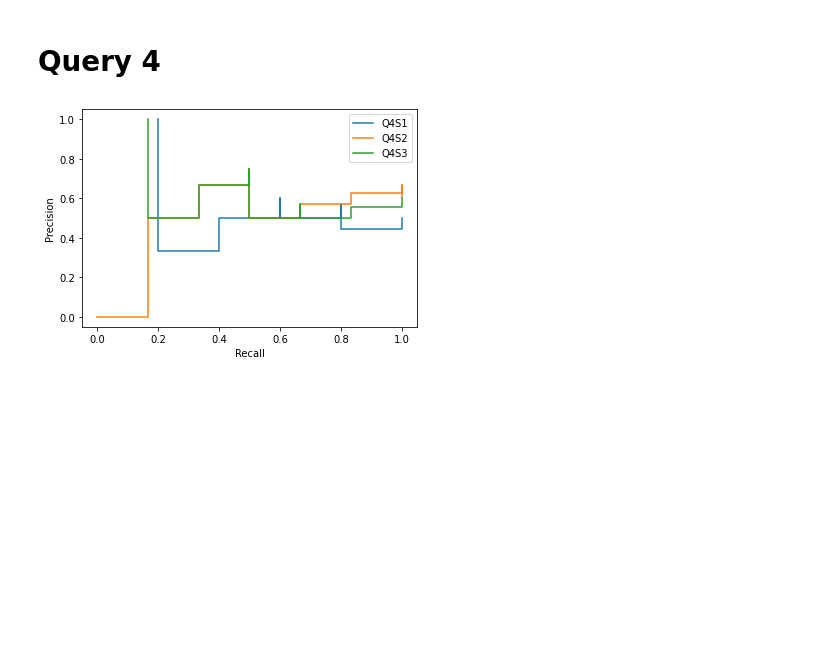
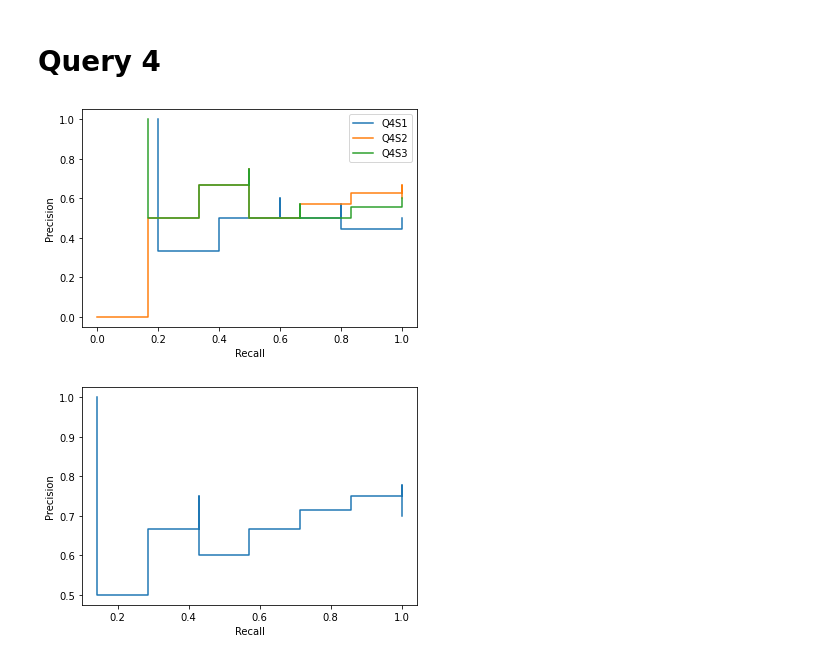
Before and after one commit to davide-castro20/FEUP-PRI, a Jupyter notebook: precision_graphs.ipynb, the cells around one changed output. Cells and saved outputs as stored; diff of their text form; code cells hidden in the pictures; blank space fills up the shorter version.

```diff
--- a/precision_graphs.ipynb
+++ b/precision_graphs.ipynb
@@ -270,6 +295,7 @@ recall_query4_system1 = [
     ]) / np.bincount(np.split(query4_system1_scores,2)[0])[1]
     for idx, _ in enumerate(np.split(y_true,2)[0], start=1)
 ]
+
 
 query4_system1_plot = PrecisionRecallDisplay(precision_query4_system1,recall_query4_system1)
 
@@ -301,30 +327,55 @@ query4_system2_plot = PrecisionRecallDisplay(precision_query4_system2,recall_que
 
 query4_system3_scores = np.array([1,0,1,1,0,0,1,0,1,1,0,0,0,0,0,1,0,0,0,0])
 precision_query4_system3 = [
     len([
         doc
         for idx,doc in enumerate(np.split(y_true,2)[0][:idx])
         if query4_system3_scores[idx] == 1
     ]) / idx
     for idx, _ in enumerate(np.split(y_true,2)[0], start=1)
 ]
 
 recall_query4_system3 = [
     len([
         doc
         for idx,doc in enumerate(np.split(y_true,2)[0][:idx])
         if query4_system3_scores[idx] == 1
     ]) / np.bincount(np.split(query4_system3_scores,2)[0])[1]
     for idx, _ in enumerate(np.split(y_true,2)[0], start=1)
 ]
 
 query4_system3_plot = PrecisionRecallDisplay(precision_query4_system3,recall_query4_system3)
 
 query4_system1_plot.plot(ax=plt.gca(),name='Q4S1')
 query4_system2_plot.plot(ax=plt.gca(),name='Q4S2')
 query4_system3_plot.plot(ax=plt.gca(),name='Q4S3')
 
 plt.legend(loc='upper right',ncol=1)
 plt.show()
+
+query4_system4_scores = np.array([1,0,1,1,0,1,1,1,1,0,0,1,0,0,0,0,1,0,0,0])
+precision_query4_system4 = [
+    len([
+        doc
+        for idx,doc in enumerate(np.split(y_true,2)[0][:idx])
+        if query4_system4_scores[idx] == 1
+    ]) / idx
+    for idx, _ in enumerate(np.split(y_true,2)[0], start=1)
+]
+
+recall_query4_system4 = [
+    len([
+        doc
+        for idx,doc in enumerate(np.split(y_true,2)[0][:idx])
+        if query4_system4_scores[idx] == 1
+    ]) / np.bincount(np.split(query4_system4_scores,2)[0])[1]
+    for idx, _ in enumerate(np.split(y_true,2)[0], start=1)
+]
+
+query4_system4_plot = PrecisionRecallDisplay(precision_query4_system4,recall_query4_system4)
+
+query4_system4_plot.plot()
+plt.show()
 # %% [output]
 [figure]
+[figure, added]
```
Also changed, not shown: parts of 3 cells of this notebook, 3 other files.
